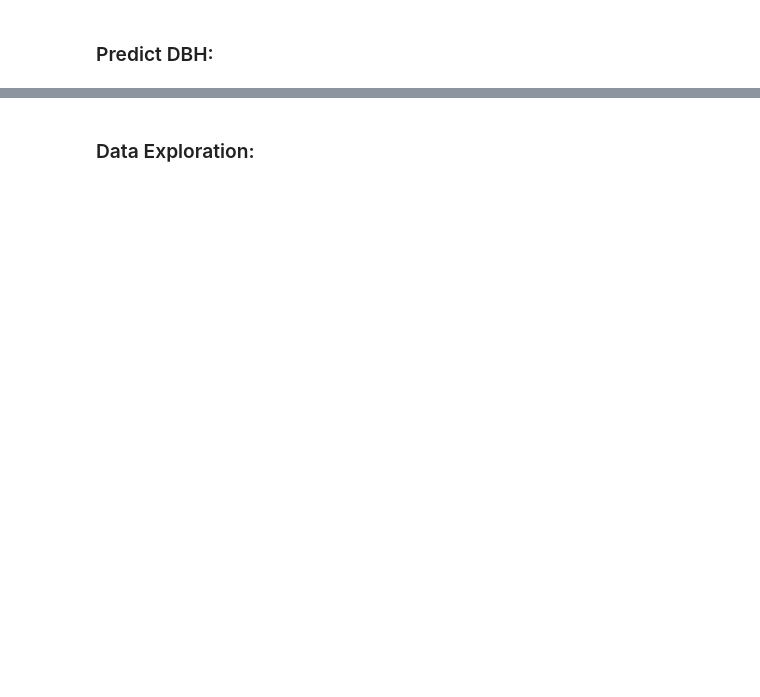
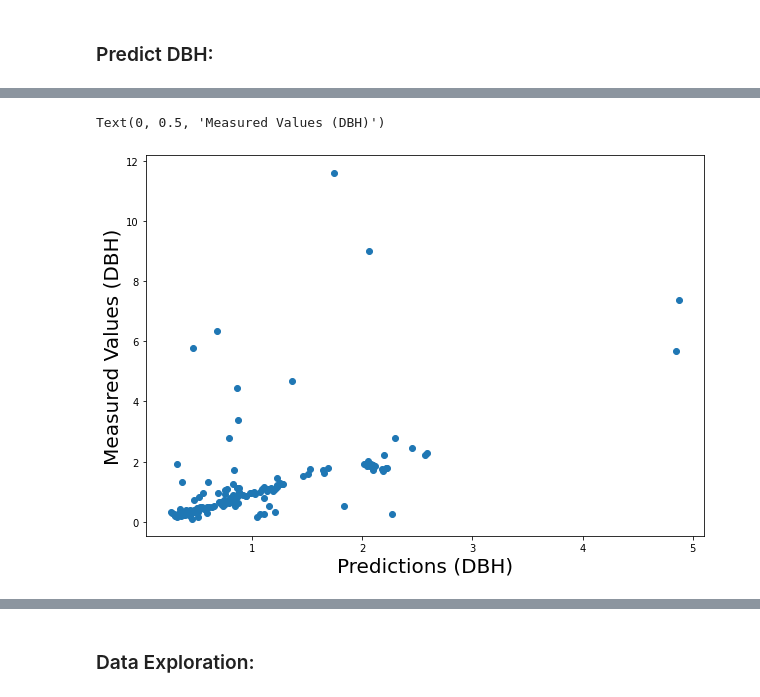
Before and after one commit to sabinenix/CloudDBH, a Jupyter notebook: CloudDBH.ipynb, the cells around one changed output, grey strips where cells are left out. Saved outputs shown, nothing was run; the diff lists cells and outputs as text; code cells hidden in the pictures; blank space fills up the shorter version.

```diff
--- a/CloudDBH.ipynb
+++ b/CloudDBH.ipynb
@@ -534,11 +607,11 @@ ss_treedata = treedata[treedata[['TLS_ID']].apply(lambda x: x[-1].isdigit(), axi
 #https://towardsdatascience.com/random-forest-in-python-24d0893d51c0
 
 # Labels are the values we want to predict
-labels = np.array(ss_treedata['DBH_TLS_[m]'])
+labels = np.array(treedata['DBH_CV'])
 
 # Remove the labels from the features
 # axis 1 refers to the columns
-features = ss_treedata.drop(['TLS_ID','DBH_TLS_[m]'], axis = 1)
+features = treedata.drop(['TLS_ID','DBH_CV'], axis = 1)
 
 # Saving feature names for later use
 feature_list = list(features.columns)
@@ -586,0 +683,12 @@ feature_importances = sorted(feature_importances, key = lambda x: x[1], reverse
+# %%
+#rf_results = pd.DataFrame(mape, predictions, test_labels)
+
+rf_results = pd.DataFrame({'mape': mape, 'errors': errors,'predictions': predictions, 'test_labels': test_labels}, columns=['mape', 'errors', 'predictions', 'test_labels'])
+
+plt.figure(figsize=(10,7))
+plt.scatter(rf_results['predictions'], rf_results['test_labels'])
+plt.xlabel('Predictions (DBH)', fontsize=20)
+plt.ylabel('Measured Values (DBH)', fontsize=20)
+# %% [output]
+Text(0, 0.5, 'Measured Values (DBH)')
+[figure, added]
```
Also changed, not shown: parts of 16 cells of this notebook.
